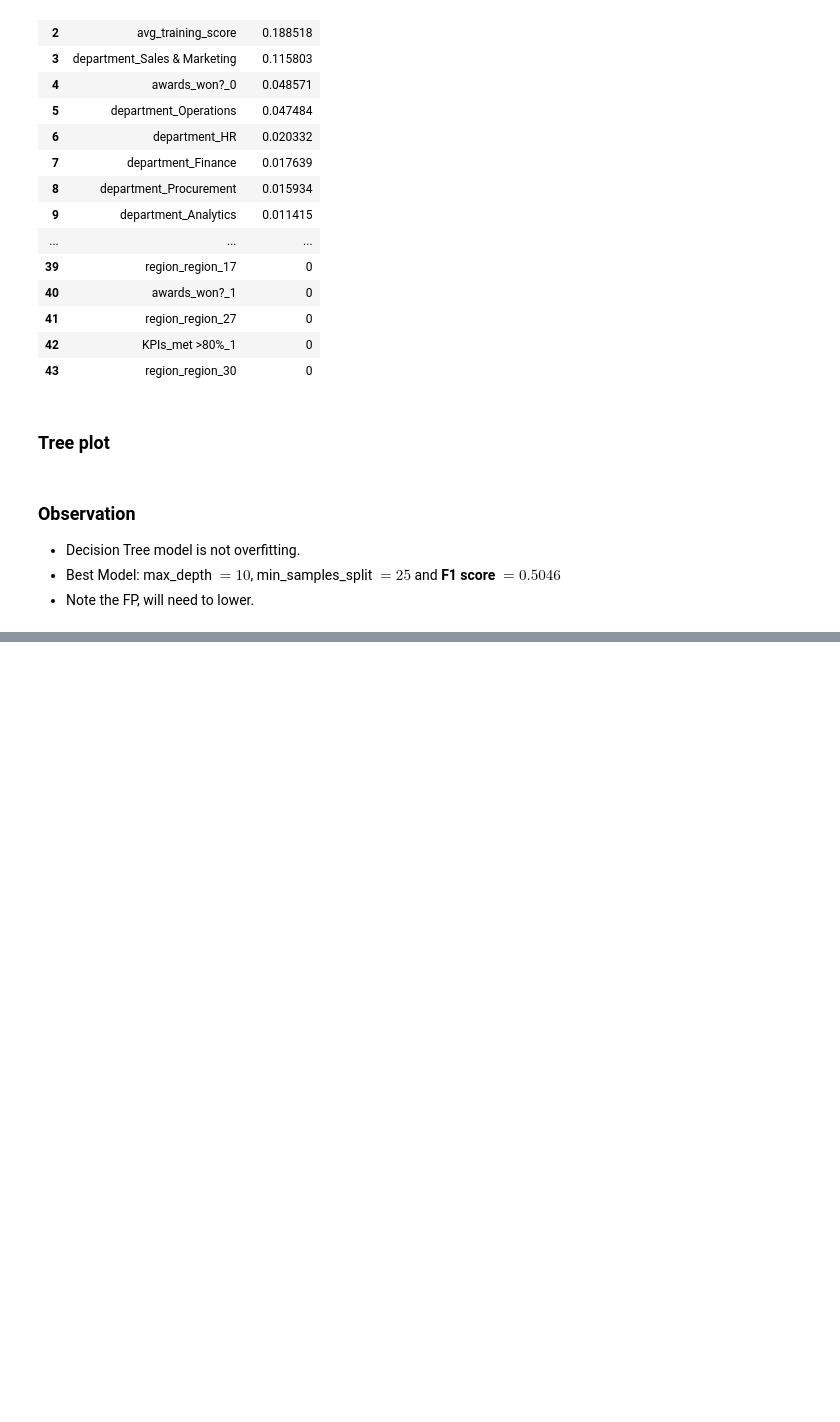
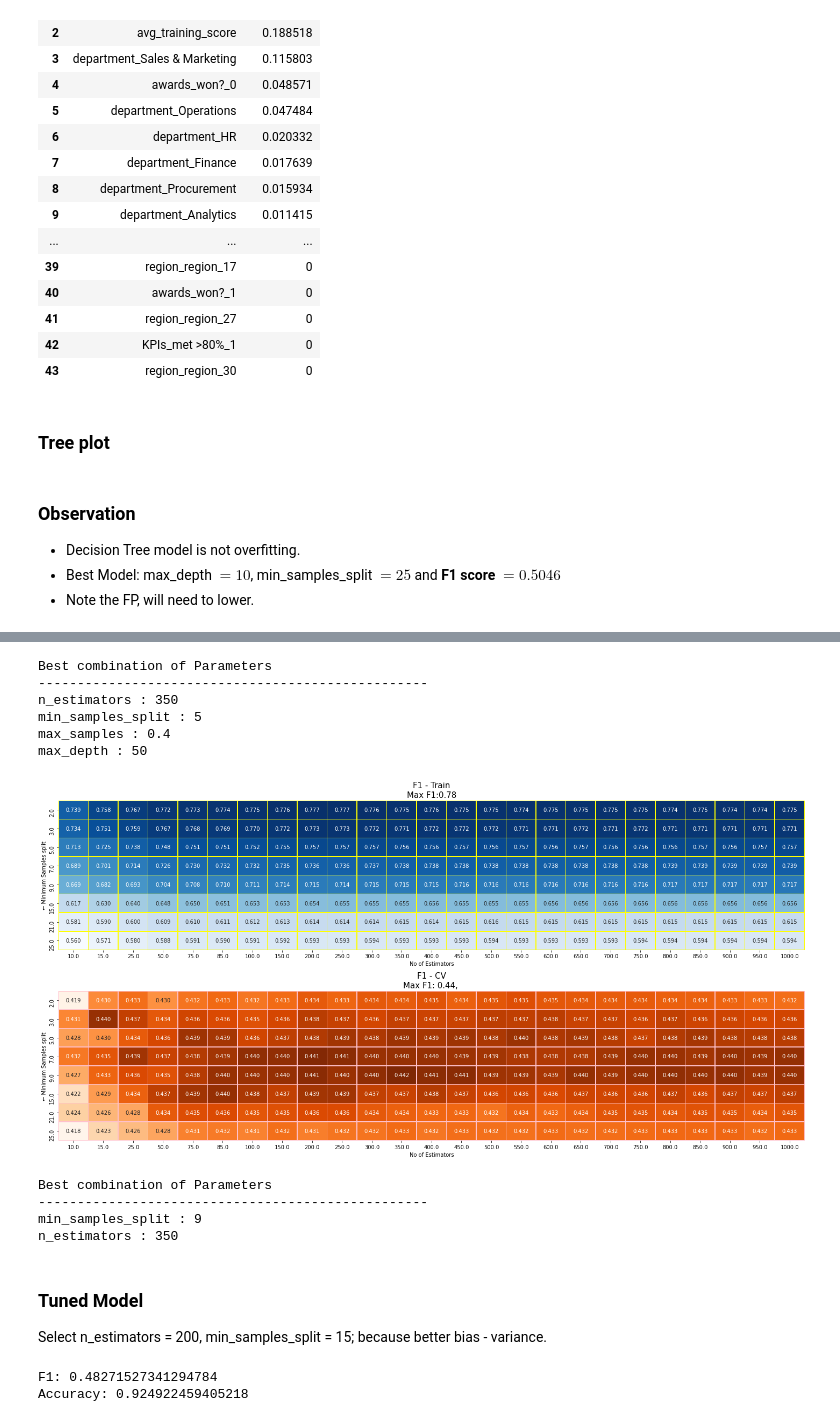
Before and after one commit to gunnerVivek/Employee-Promotion, a Jupyter notebook: 3-models.ipynb, the cells around one changed output, grey strips where cells are left out. Drawn from its saved outputs; the diff is of its cells as text; code cells hidden in the pictures; blank space fills up the shorter version.

Commit message:
notebook: Adds Random Forest model

```diff
--- a/3-models.ipynb
+++ b/3-models.ipynb
@@ -610,0 +752,57 @@ plt.show()
+# %%
+print('Best combination of Parameters')
+print('-'*50)
+
+for k, v in gs.best_params_.items():
+    print(k,':',v)
+# %% [output]
+Best combination of Parameters
+--------------------------------------------------
+n_estimators : 350
+min_samples_split : 5
+max_samples : 0.4
+max_depth : 50
+# %%
+# Old run
+
+########## PLOTS ##########
+
+xlabel = 'No of Estimators'
+ylabel = u'\u2190 Minimum Samples split'
+
+fig, ax = plt.subplots(nrows=2,ncols=1, figsize=(20, 10))
+
+#plt.subplot(ax[0])
+axs = ax[0]
+sns.heatmap(f1_train_df, annot=True, linewidths=0.5, cmap = plt.cm.Blues,
+            linecolor='yellow', fmt='0.3f', cbar=False, ax=axs)
+axs.set_title(f'F1 - Train\nMax F1:{max(f1_scores_train):.2f}', fontsize=15)
+axs.set_xlabel(xlabel)
+axs.set_ylabel(ylabel)
+
+axs = ax[1]
+sns.heatmap(f1_test_df, annot=True, linewidths=0.5, cmap = plt.cm.Oranges,
+            linecolor='pink', fmt='0.3f', cbar=False, ax=axs)
+axs.set_title(f'F1 - CV\nMax F1: {max(f1_scores_test):.2f}, ', fontsize=15)
+axs.set_xlabel(xlabel)
+axs.set_ylabel(ylabel)
+
+plt.tight_layout(h_pad=1)
+plt.show()
+# %% [output]
+[figure, added]
+# %%
+print('Best combination of Parameters')
+print('-'*50)
+
+for k, v in gs.best_params_.items():
+    print(k,':',v)
+# %% [output]
+Best combination of Parameters
+--------------------------------------------------
+min_samples_split : 9
+n_estimators : 350
+# %% [markdown]
+### Tuned Model
+
+Select n_estimators = 200, min_samples_split = 15; because better bias - variance.
@@ -610,0 +832,9 @@ plt.show()
+# %%
+# seperate val data
+print('F1:',f1_score(y[validate_index.values.flatten()],
+         y_pred))
+print('Accuracy:', accuracy_score(y[validate_index.values.flatten()],
+         y_pred))
+# %% [output]
+F1: 0.48271527341294784
+Accuracy: 0.924922459405218
```
Also changed, not shown: parts of 26 cells of this notebook.
